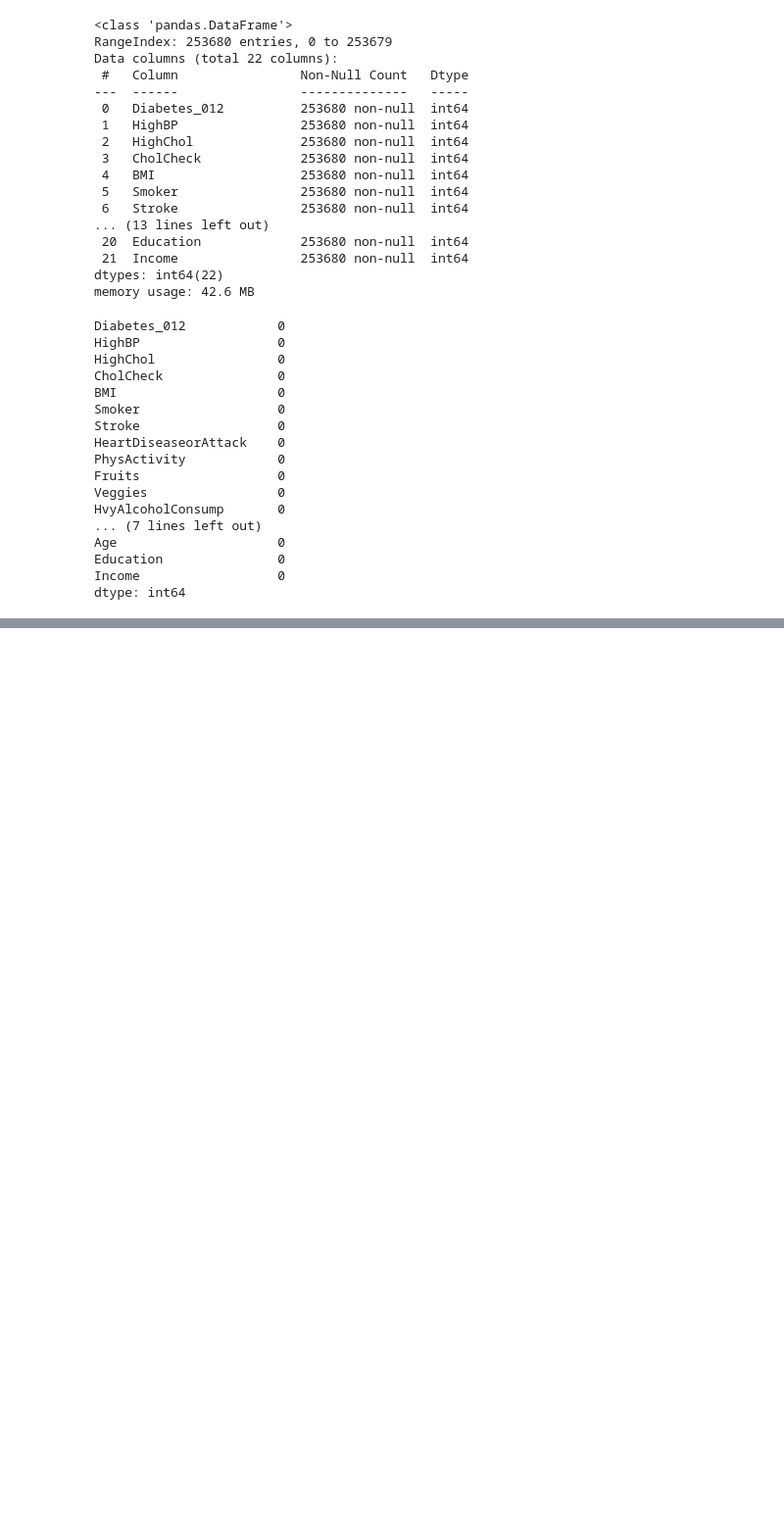
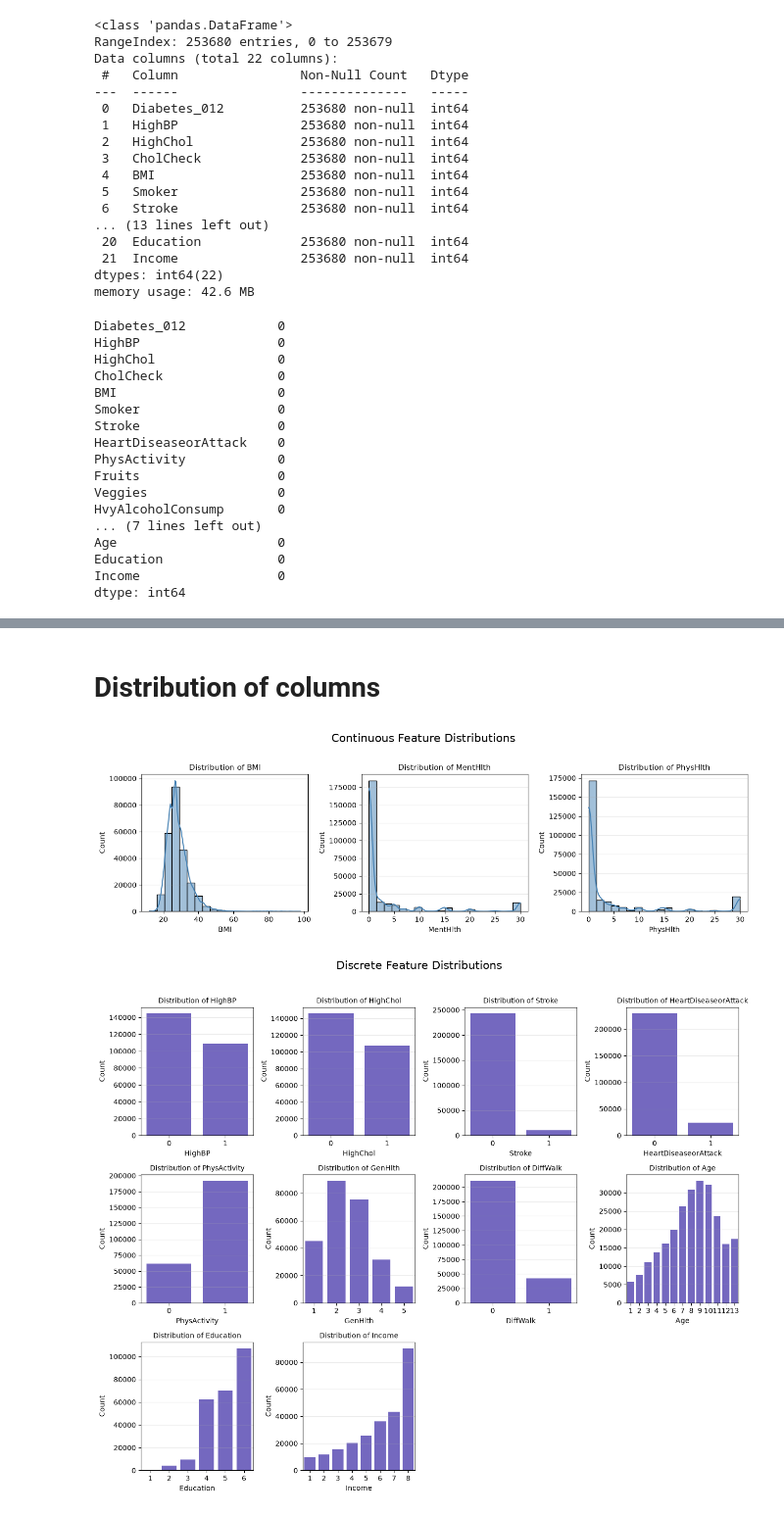
Before and after one commit to PerisN/Machine_Learning_capstone_project, a Jupyter notebook: project.ipynb, the cells around one changed output, grey strips where cells are left out. Shown at 98% size. Cells and saved outputs as stored; diff of their text form; code cells hidden in the pictures; blank space fills up the shorter version.

```diff
--- a/project.ipynb
+++ b/project.ipynb
@@ -109,0 +221,75 @@ df[df.duplicated(keep=False)].sort_values(by=list(df.columns))
+# %% [markdown]
+# Distribution of columns
+# %%
+# Separate continuous numerical features from binary and ordinal categorical features.
+numerical_features = ["BMI", "MentHlth", "PhysHlth"]
+categorical_features = [
+    col for col in feature_cols
+    if col not in numerical_features
+]
+
+# Grid 1: distributions of continuous numerical features.
+cols_per_row = 3
+rows_needed = math.ceil(len(numerical_features) / cols_per_row)
+fig, axes = plt.subplots(
+    rows_needed,
+    cols_per_row,
+    figsize=(13, 4 * rows_needed),
+    squeeze=False
+)
+axes = axes.flatten()
+
+for i, col in enumerate(numerical_features):
+    sns.histplot(
+        data=df,
+        x=col,
+        bins=20,
+        kde=True,
+        ax=axes[i],
+        color="steelblue"
+    )
+    axes[i].set_title(f"Distribution of {col}", fontsize=11)
+    axes[i].set_xlabel(col)
+    axes[i].set_ylabel("Count")
+    axes[i].grid(axis="y", alpha=0.25)
+
+for ax in axes[len(numerical_features):]:
+    ax.remove()
+
+fig.suptitle("Continuous Feature Distributions", fontsize=16, y=1.02)
+plt.tight_layout()
+plt.show()
+
+# Grid 2: counts of binary and ordinal categorical features.
+cols_per_row = 4
+rows_needed = math.ceil(len(categorical_features) / cols_per_row)
+fig, axes = plt.subplots(
+    rows_needed,
+    cols_per_row,
+    figsize=(13, 3.5 * rows_needed),
+    squeeze=False
+)
+axes = axes.flatten()
+
+for i, col in enumerate(categorical_features):
+    sns.countplot(
+        data=df,
+        x=col,
+        ax=axes[i],
+        color="slateblue"
+    )
+    axes[i].set_title(f"Distribution of {col}", fontsize=10)
+    axes[i].set_xlabel(col)
+    axes[i].set_ylabel("Count")
+    axes[i].tick_params(axis="x", rotation=0)
+    axes[i].grid(axis="y", alpha=0.25)
+
+for ax in axes[len(categorical_features):]:
+    ax.remove()
+
+fig.suptitle("Discrete Feature Distributions", fontsize=16, y=1.02)
+plt.tight_layout()
+plt.show()
+# %% [output]
+[figure, added]
+[figure, added]
```
Also changed, not shown: parts of 161 cells of this notebook, 6 other files.
